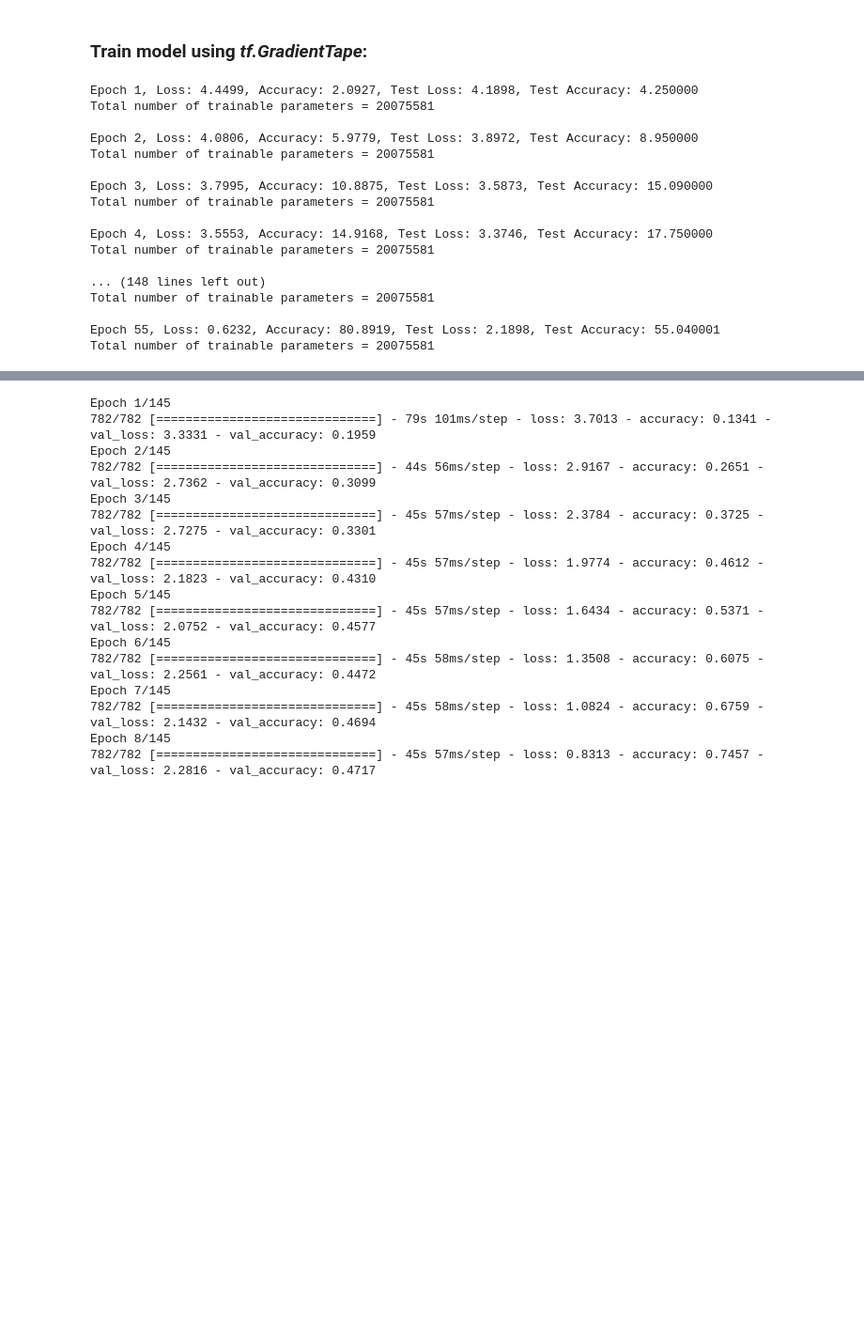
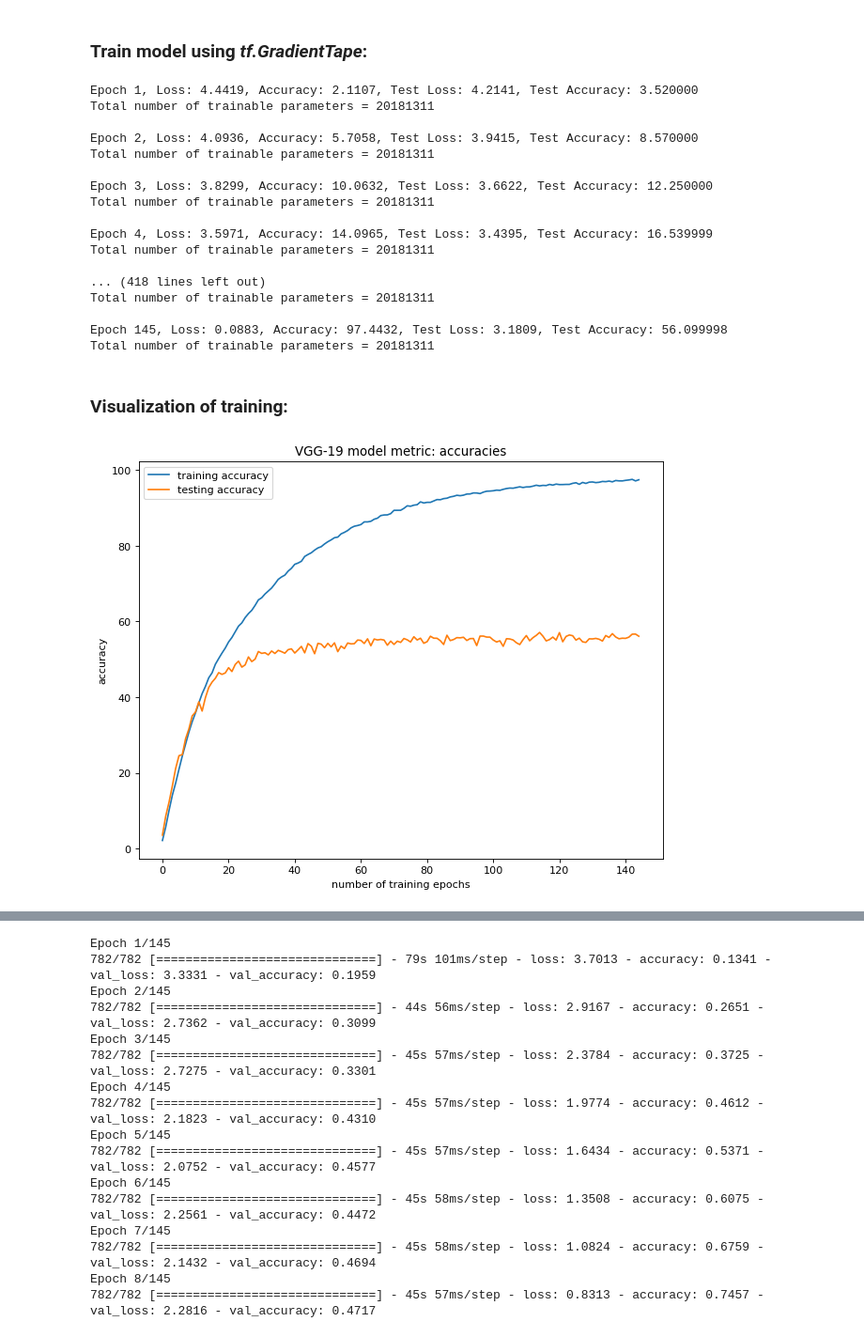
Before and after one commit to arjun-majumdar/Lottery_Ticket_Hypothesis-TensorFlow_2, a Jupyter notebook: VGG_19_CIFAR10.ipynb, the cells around one changed output, grey strips where cells are left out. Shown: that part at 94% size. Drawn from its saved outputs; the diff is of its cells as text; code cells hidden in the pictures; blank space fills up the shorter version.

```diff
--- a/VGG_19_CIFAR10.ipynb
+++ b/VGG_19_CIFAR10.ipynb
@@ -454,0 +747,9 @@ Total # of non-zero masks = 20075581
+# %%
+# Python3 dict to hold model metrics from each training epoch-
+history = {}
+
+# Initialize all epochs to zeros-
+history['accuracy'] = np.zeros(shape = num_epochs)
+history['val_accuracy'] = np.zeros(shape = num_epochs)
+history['loss'] = np.zeros(shape = num_epochs)
+history['val_loss'] = np.zeros(shape = num_epochs)
@@ -540,19 +846,22 @@ for epoch in range(num_epochs):
     test_loss.reset_states()
     test_accuracy.reset_states()
 
+    # variable to keep track of current training step-
     curr_step = 0
 
+    # Train using data augmentation (ImageDataGenerator())-
     for x, y in datagen.flow(X_train, y_train, batch_size = batch_size, shuffle = True):
     # for x, y in zip(augmented_train_batches, y_train):
         train_one_step(winning_ticket_model, mask_model, optimizer, x, y)
         # print("current step = ", curr_step)
         curr_step += 1
 
+        # break out of infinite loop to end current training epoch-
         if curr_step >= X_train.shape[0] // batch_size:
             # print("\nTerminating training (datagen.flow())")
             break
 
-
+    # Testing dataset-
     for x_t, y_t in test_dataset:
     # for x_t, y_t in zip(validation_batches, y_test):
         test_step(winning_ticket_model, optimizer, x_t, y_t)
@@ -560,7 +869,6 @@ for epoch in range(num_epochs):
     '''
     for x, y in train_dataset:
         train_one_step(winning_ticket_model, mask_model, optimizer, x, y)
-
 
     for x_t, y_t in test_dataset:
         test_step(winning_ticket_model, optimizer, x_t, y_t)
@@ -570,18 +878,18 @@ for epoch in range(num_epochs):
 
     template = 'Epoch {0}, Loss: {1:.4f}, Accuracy: {2:.4f}, Test Loss: {3:.4f}, Test Accuracy: {4:4f}'
 
-    '''
-    # 'i' is the index for number of pruning rounds-
-    history_main[i]['accuracy'][epoch] = train_accuracy.result() * 100
-    history_main[i]['loss'][epoch] = train_loss.result()
-    history_main[i]['val_loss'][epoch] = test_loss.result()
-    history_main[i]['val_accuracy'][epoch] = test_accuracy.result() * 100
-    '''
+
+    # 'epoch' is the index for current training epoch-
+    history['accuracy'][epoch] = train_accuracy.result() * 100
+    history['loss'][epoch] = train_loss.result()
+    history['val_loss'][epoch] = test_loss.result()
+    history['val_accuracy'][epoch] = test_accuracy.result() * 100
+
 
     print(template.format(
         epoch + 1, train_loss.result(),
-        train_accuracy.result()*100, test_loss.result(),
-        test_accuracy.result()*100)
+        train_accuracy.result() * 100, test_loss.result(),
+        test_accuracy.result()  *100)
          )
 
     # Count number of non-zero parameters in each layer and in total-
@@ -595,6 +903,7 @@ for epoch in range(num_epochs):
     print("Total number of trainable parameters = {0}\n".format(model_sum_params))
 
     '''
+    # Manual implementation of code for early stopping-
     if test_loss.result() < best_val_loss:
         best_trained_weights = copy.deepcopy(winning_ticket_model.get_weights())
         print("\ntest_loss.result = {0:.4f}, best_val_loss = {1:.4f}, copied 'best weights'\n".format(test_loss.result(), best_val_loss))
@@ -613,20 +922,35 @@ for epoch in range(num_epochs):
         loc_patience += 1  # number of epochs without any improvement
     '''
 # %% [output]
-Epoch 1, Loss: 4.4499, Accuracy: 2.0927, Test Loss: 4.1898, Test Accuracy: 4.250000
-Total number of trainable parameters = 20075581
+Epoch 1, Loss: 4.4419, Accuracy: 2.1107, Test Loss: 4.2141, Test Accuracy: 3.520000
+Total number of trainable parameters = 20181311
 
-Epoch 2, Loss: 4.0806, Accuracy: 5.9779, Test Loss: 3.8972, Test Accuracy: 8.950000
-Total number of trainable parameters = 20075581
+Epoch 2, Loss: 4.0936, Accuracy: 5.7058, Test Loss: 3.9415, Test Accuracy: 8.570000
+Total number of trainable parameters = 20181311
 
-Epoch 3, Loss: 3.7995, Accuracy: 10.8875, Test Loss: 3.5873, Test Accuracy: 15.090000
-Total number of trainable parameters = 20075581
+Epoch 3, Loss: 3.8299, Accuracy: 10.0632, Test Loss: 3.6622, Test Accuracy: 12.250000
+Total number of trainable parameters = 20181311
 
-Epoch 4, Loss: 3.5553, Accuracy: 14.9168, Test Loss: 3.3746, Test Accuracy: 17.750000
-Total number of trainable parameters = 20075581
+Epoch 4, Loss: 3.5971, Accuracy: 14.0965, Test Loss: 3.4395, Test Accuracy: 16.539999
+Total number of trainable parameters = 20181311
 
-... (148 lines left out)
-Total number of trainable parameters = 20075581
+... (418 lines left out)
+Total number of trainable parameters = 20181311
 
-Epoch 55, Loss: 0.6232, Accuracy: 80.8919, Test Loss: 2.1898, Test Accuracy: 55.040001
-Total number of trainable parameters = 20075581
+Epoch 145, Loss: 0.0883, Accuracy: 97.4432, Test Loss: 3.1809, Test Accuracy: 56.099998
+Total number of trainable parameters = 20181311
+# %% [markdown]
+### Visualization of training:
+# %%
+fig=plt.figure(figsize=(9, 7), dpi= 80, facecolor='w', edgecolor='k')
+
+plt.plot(history['accuracy'], label = 'training accuracy')
+plt.plot(history['val_accuracy'], label = 'testing accuracy')
+
+plt.title("VGG-19 model metric: accuracies")
+plt.xlabel("number of training epochs")
+plt.ylabel("accuracy")
+plt.legend(loc = 'best')
+plt.show()
+# %% [output]
+[figure, added]
```
Also changed, not shown: parts of 26 cells of this notebook.
